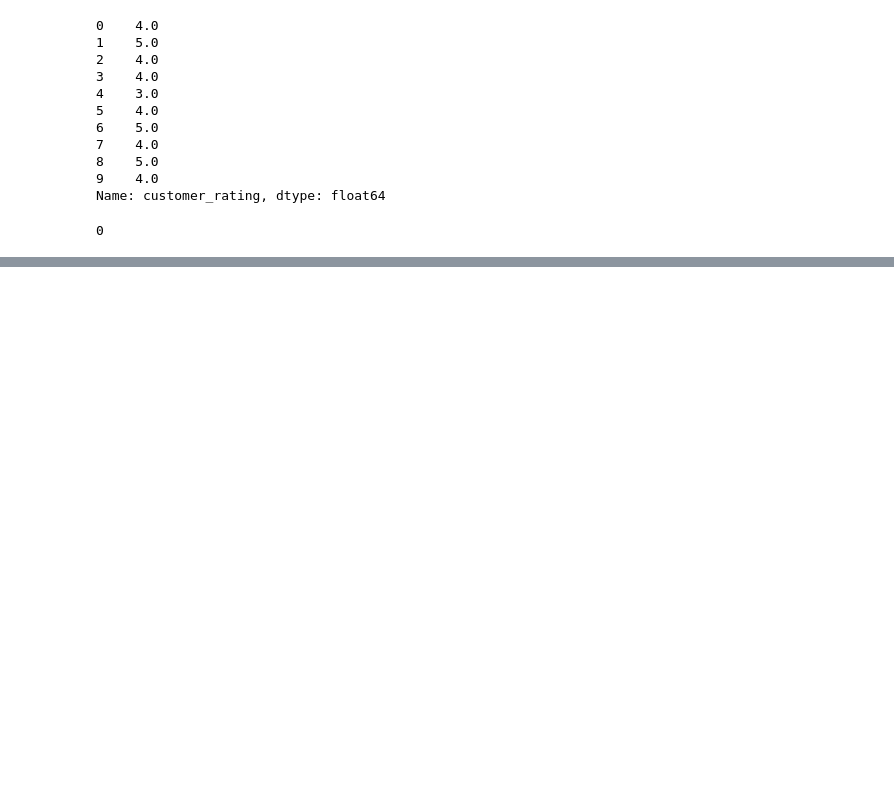
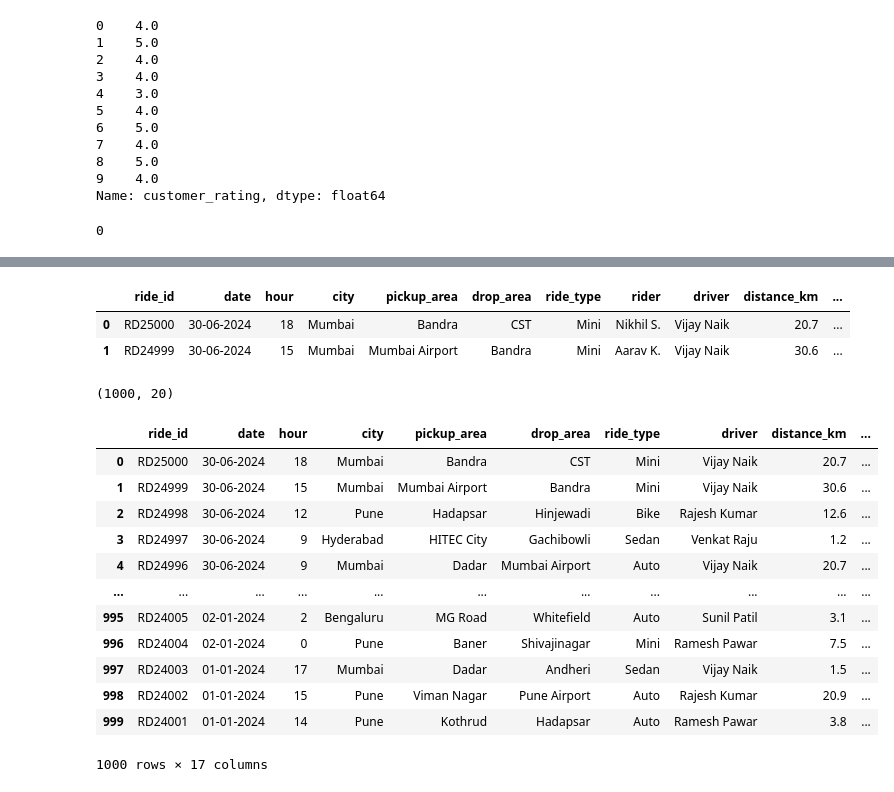
Before and after one commit to singh-amit-45/Data-Science, a Jupyter notebook: Libraries/Pandas/Pandas_DataFrame/DataFrame.ipynb, the cells around one changed output, grey strips where cells are left out. Saved outputs shown, nothing was run; the diff lists cells and outputs as text; code cells hidden in the pictures; blank space fills up the shorter version.

```diff
--- a/Libraries/Pandas/Pandas_DataFrame/DataFrame.ipynb
+++ b/Libraries/Pandas/Pandas_DataFrame/DataFrame.ipynb
@@ -1487,0 +1531,27 @@ print(ratings.isnull().sum())
+# %%
+rides.head(2)
+# %% [output]
+|  | ride_id | date | hour | city | pickup_area | drop_area | ride_type | rider | driver | distance_km | ... |
+| 0 | RD25000 | 30-06-2024 | 18 | Mumbai | Bandra | CST | Mini | Nikhil S. | Vijay Naik | 20.7 | ... |
+| 1 | RD24999 | 30-06-2024 | 15 | Mumbai | Mumbai Airport | Bandra | Mini | Aarav K. | Vijay Naik | 30.6 | ... |
+# %%
+rides.shape
+# %% [output]
+(1000, 20)
+# %%
+slim =rides.drop(columns = ['rider','cancelled_by','country'])
+slim
+# %% [output]
+|  | ride_id | date | hour | city | pickup_area | drop_area | ride_type | driver | distance_km | ... |
+| 0 | RD25000 | 30-06-2024 | 18 | Mumbai | Bandra | CST | Mini | Vijay Naik | 20.7 | ... |
+| 1 | RD24999 | 30-06-2024 | 15 | Mumbai | Mumbai Airport | Bandra | Mini | Vijay Naik | 30.6 | ... |
+| 2 | RD24998 | 30-06-2024 | 12 | Pune | Hadapsar | Hinjewadi | Bike | Rajesh Kumar | 12.6 | ... |
+| 3 | RD24997 | 30-06-2024 | 9 | Hyderabad | HITEC City | Gachibowli | Sedan | Venkat Raju | 1.2 | ... |
+| 4 | RD24996 | 30-06-2024 | 9 | Mumbai | Dadar | Mumbai Airport | Auto | Vijay Naik | 20.7 | ... |
+| ... | ... | ... | ... | ... | ... | ... | ... | ... | ... | ... |
+| 995 | RD24005 | 02-01-2024 | 2 | Bengaluru | MG Road | Whitefield | Auto | Sunil Patil | 3.1 | ... |
+| 996 | RD24004 | 02-01-2024 | 0 | Pune | Baner | Shivajinagar | Mini | Ramesh Pawar | 7.5 | ... |
+| 997 | RD24003 | 01-01-2024 | 17 | Mumbai | Dadar | Andheri | Sedan | Vijay Naik | 1.5 | ... |
+| 998 | RD24002 | 01-01-2024 | 15 | Pune | Viman Nagar | Pune Airport | Auto | Rajesh Kumar | 20.9 | ... |
+| 999 | RD24001 | 01-01-2024 | 14 | Pune | Kothrud | Hadapsar | Auto | Ramesh Pawar | 3.8 | ... |
+1000 rows × 17 columns
```
Also changed, not shown: parts of 41 cells of this notebook, 1 other file.
